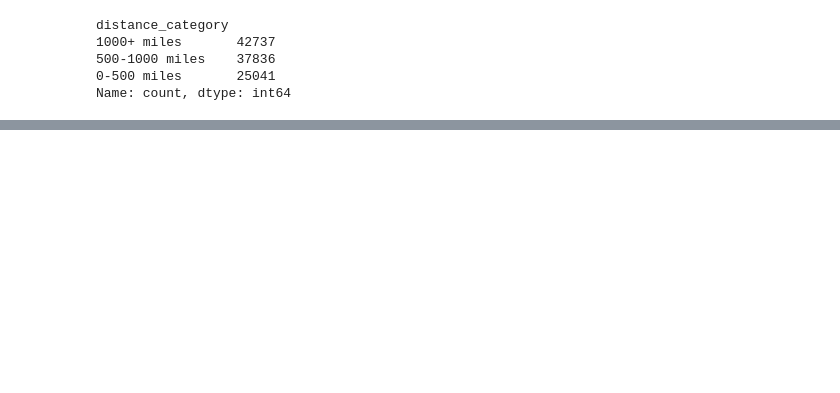
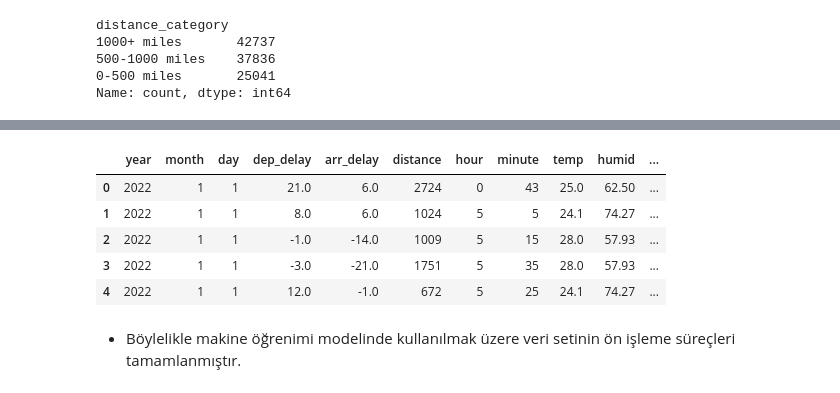
Before and after one commit to kntvrl/flights_project, a Jupyter notebook: project_notebook_ds.ipynb, the cells around one changed output, grey strips where cells are left out. Saved outputs shown, nothing was run; the diff lists cells and outputs as text; code cells hidden in the pictures; blank space fills up the shorter version.

```diff
--- a/project_notebook_ds.ipynb
+++ b/project_notebook_ds.ipynb
@@ -1371,5 +1372,3 @@ df.head(10)
 # %%
 categories = ["0-500 miles","500-1000 miles","1000+ miles"]
-df["distance_category"] = df["distance_category"].astype("category")
-df["distance_category"] = df["distance_category"].cat.set_categories(categories,ordered=True)
-df["distance_category"].dtype
+df["distance_category"] = pd.Categorical(df["distance_category"], categories=categories, ordered=True)
@@ -1378,0 +1394,14 @@ df["distance_category"] = le.fit_transform(df["distance_category"])
+# %%
+category_one_hot = pd.get_dummies(df["airline"],drop_first=True).astype(int)
+df.drop("airline", axis=1,inplace=True)
+df=pd.concat([df,category_one_hot], axis=1)
+df.head()
+# %% [output]
+|  | year | month | day | dep_delay | arr_delay | distance | hour | minute | temp | humid | ... |
+| 0 | 2022 | 1 | 1 | 21.0 | 6.0 | 2724 | 0 | 43 | 25.0 | 62.50 | ... |
+| 1 | 2022 | 1 | 1 | 8.0 | 6.0 | 1024 | 5 | 5 | 24.1 | 74.27 | ... |
+| 2 | 2022 | 1 | 1 | -1.0 | -14.0 | 1009 | 5 | 15 | 28.0 | 57.93 | ... |
+| 3 | 2022 | 1 | 1 | -3.0 | -21.0 | 1751 | 5 | 35 | 28.0 | 57.93 | ... |
+| 4 | 2022 | 1 | 1 | 12.0 | -1.0 | 672 | 5 | 25 | 24.1 | 74.27 | ... |
+# %% [markdown]
+- Böylelikle makine öğrenimi modelinde kullanılmak üzere veri setinin ön işleme süreçleri tamamlanmıştır.
```
Also changed, not shown: parts of 20 cells of this notebook.
